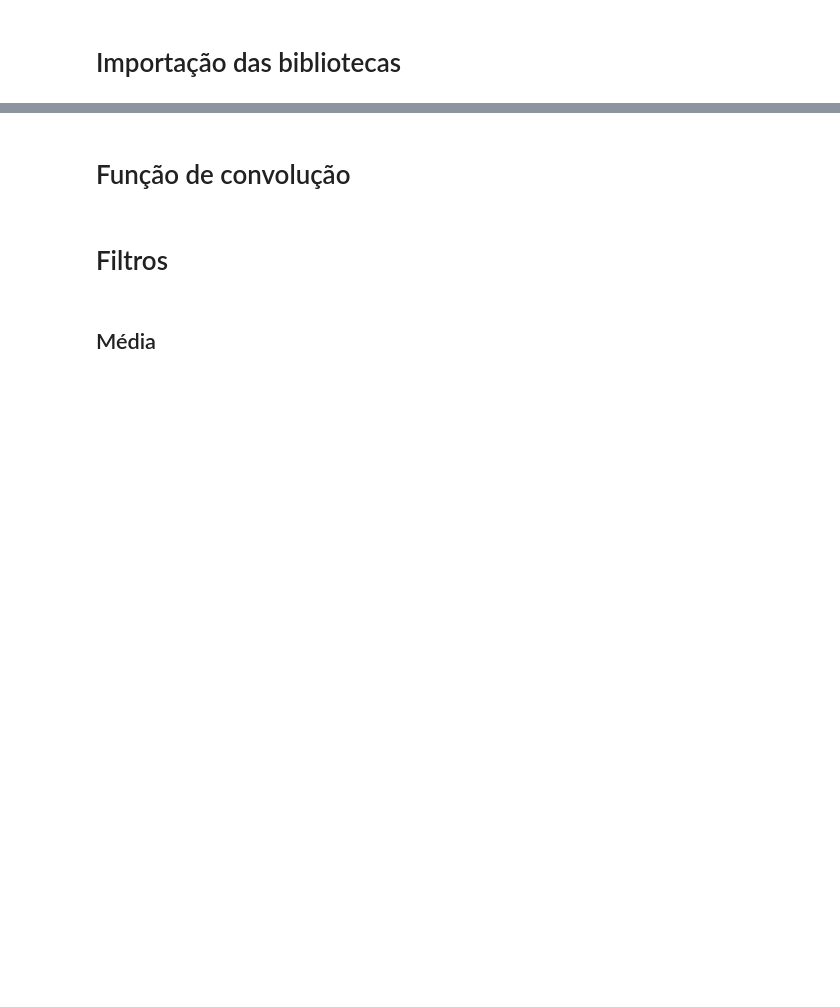
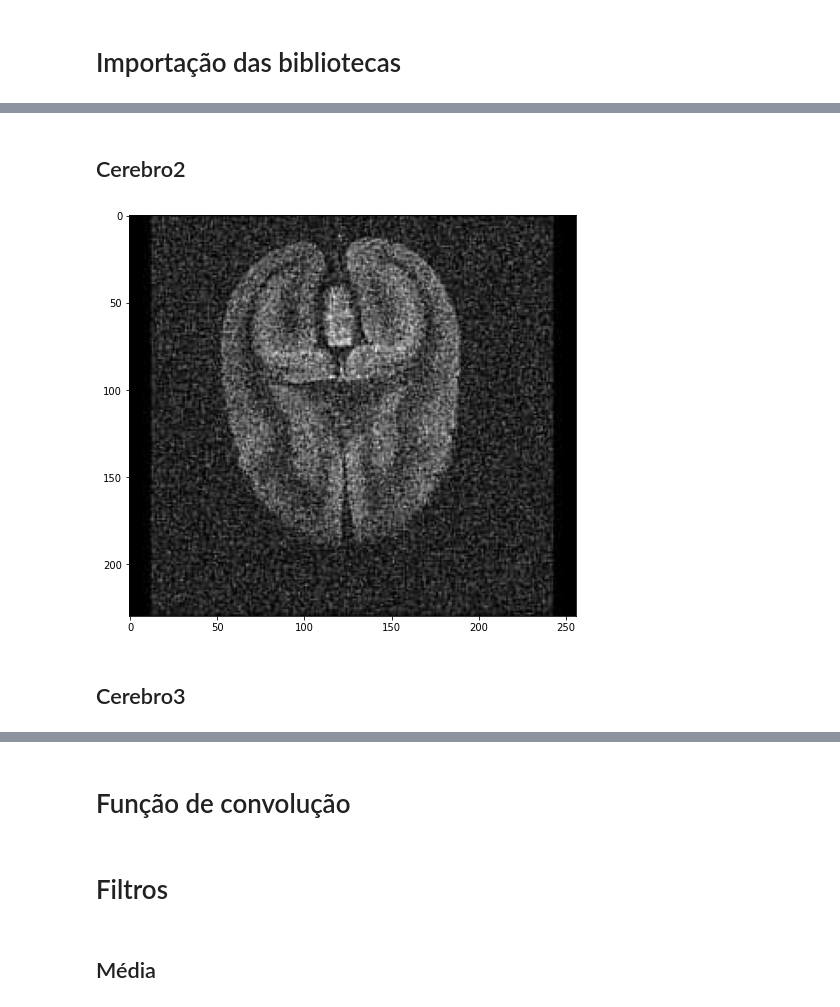
Before and after one commit to fernandaassi/Trabalho_C3, a Jupyter notebook: convolucao.ipynb, the cells around one changed output, grey strips where cells are left out. Cells and saved outputs as stored; diff of their text form; code cells hidden in the pictures; blank space fills up the shorter version.

```diff
--- a/convolucao.ipynb
+++ b/convolucao.ipynb
@@ -30,0 +34,9 @@ array([[135, 150, 150, ..., 145, 145, 145],
+# %% [markdown]
+## Cerebro2
+# %%
+mostra_imagem('cerebro2.png')
+cerebro2 = 'cerebro2.png'
+# %% [output]
+[figure, added]
+# %% [markdown]
+## Cerebro3
```
Also changed, not shown: parts of 52 cells of this notebook.
